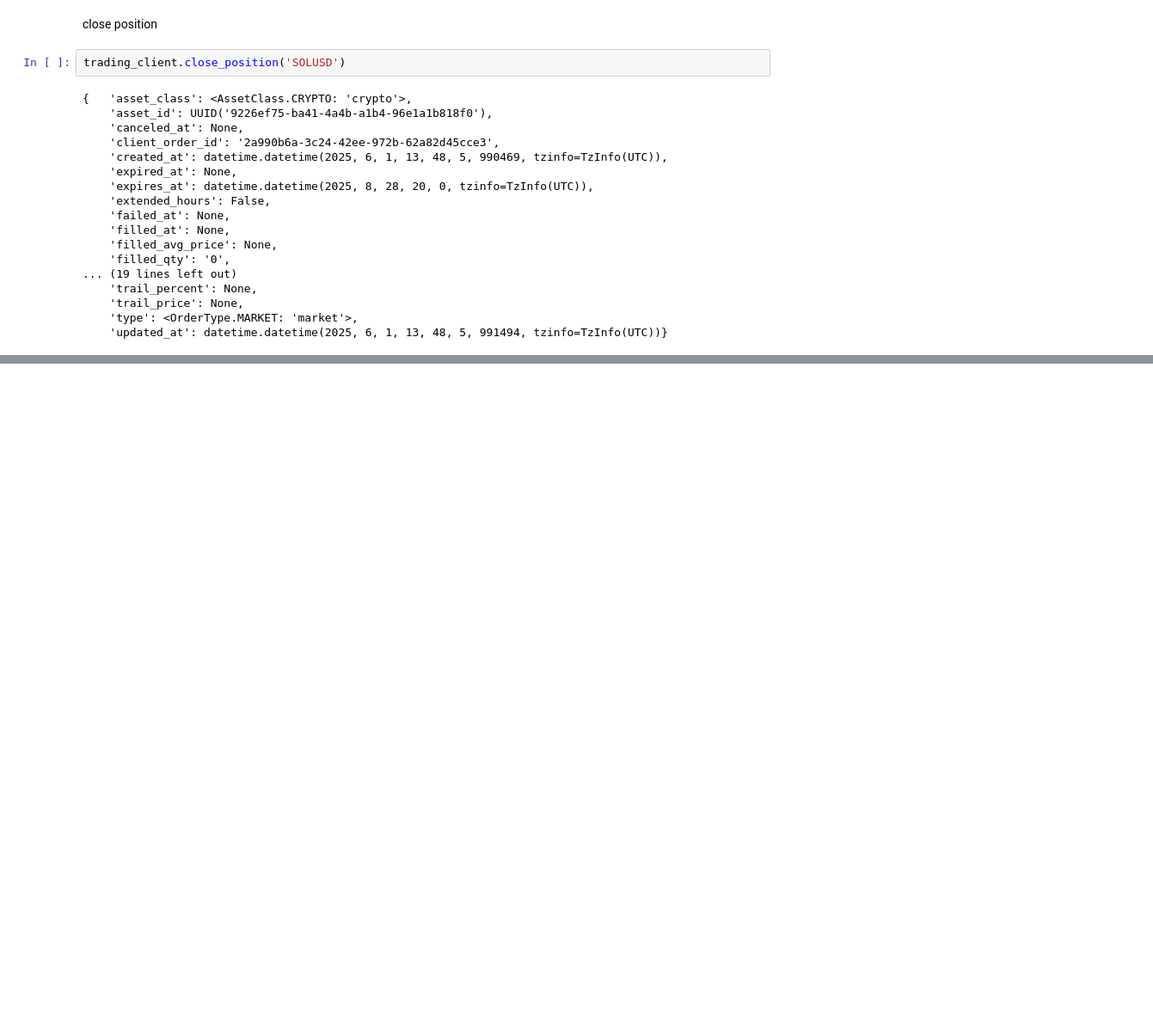
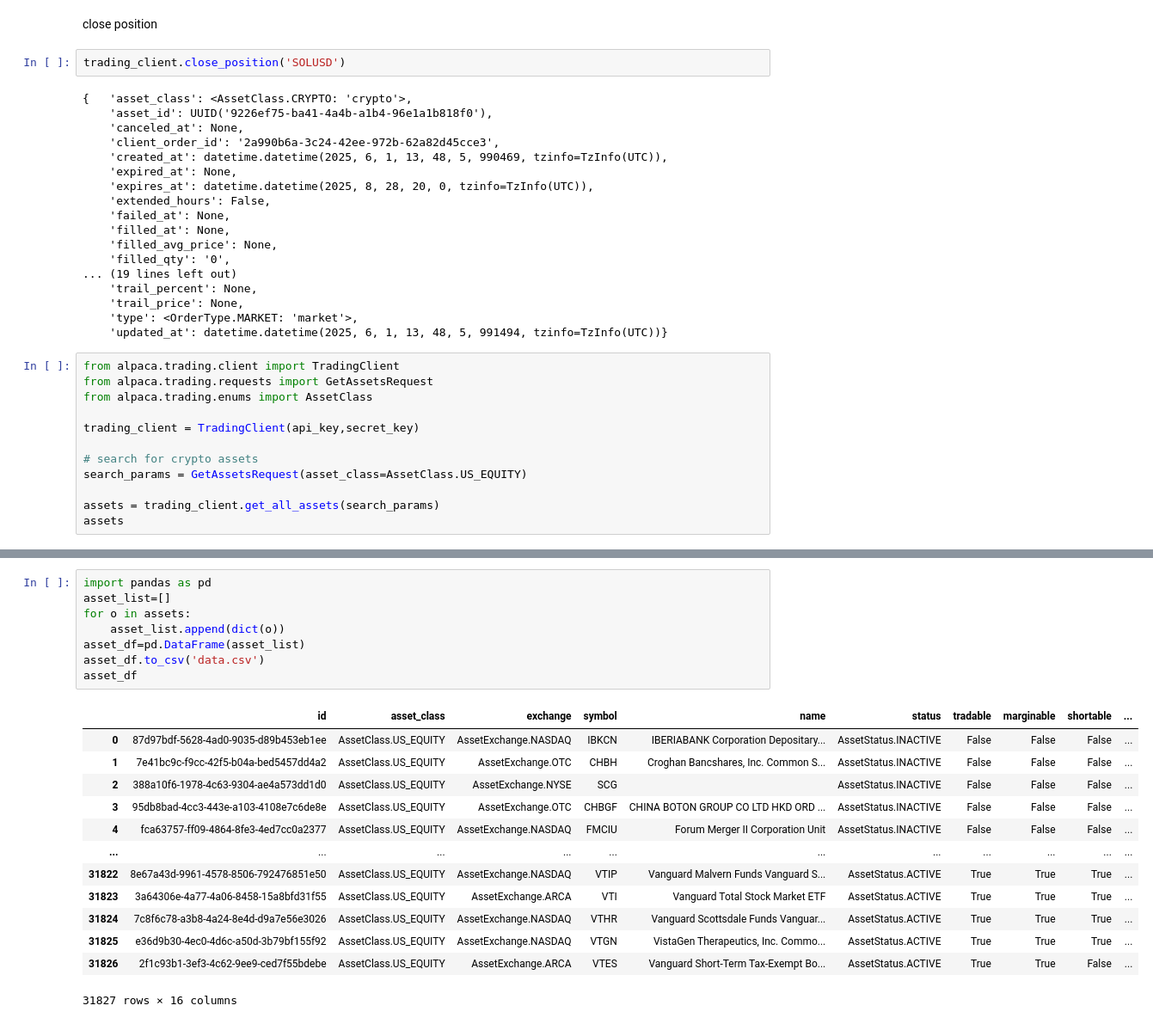
Before and after one commit to sunilsala88/batch-31, a Jupyter notebook: 14_broker api/account1.ipynb, the cells around one changed output, grey strips where cells are left out. Shown at 86% size. Drawn from its saved outputs; the diff is of its cells as text; blank space fills up the shorter version.

```diff
--- a/14_broker api/account1.ipynb
+++ b/14_broker api/account1.ipynb
@@ -76,3 +76,15 @@ trading_client.close_position('SOLUSD')
     'trail_price': None,
     'type': <OrderType.MARKET: 'market'>,
     'updated_at': datetime.datetime(2025, 6, 1, 13, 48, 5, 991494, tzinfo=TzInfo(UTC))}
+# %%
+from alpaca.trading.client import TradingClient
+from alpaca.trading.requests import GetAssetsRequest
+from alpaca.trading.enums import AssetClass
+
+trading_client = TradingClient(api_key,secret_key)
+
+# search for crypto assets
+search_params = GetAssetsRequest(asset_class=AssetClass.US_EQUITY)
+
+assets = trading_client.get_all_assets(search_params)
+assets
@@ -78,0 +109,22 @@ trading_client.close_position('SOLUSD')
+# %%
+import pandas as pd
+asset_list=[]
+for o in assets:
+    asset_list.append(dict(o))
+asset_df=pd.DataFrame(asset_list)
+asset_df.to_csv('data.csv')
+asset_df
+# %% [output]
+|  | id | asset_class | exchange | symbol | name | status | tradable | marginable | shortable | ... |
+| 0 | 87d97bdf-5628-4ad0-9035-d89b453eb1ee | AssetClass.US_EQUITY | AssetExchange.NASDAQ | IBKCN | IBERIABANK Corporation Depositary... | AssetStatus.INACTIVE | False | False | False | ... |
+| 1 | 7e41bc9c-f9cc-42f5-b04a-bed5457dd4a2 | AssetClass.US_EQUITY | AssetExchange.OTC | CHBH | Croghan Bancshares, Inc. Common S... | AssetStatus.INACTIVE | False | False | False | ... |
+| 2 | 388a10f6-1978-4c63-9304-ae4a573dd1d0 | AssetClass.US_EQUITY | AssetExchange.NYSE | SCG |  | AssetStatus.INACTIVE | False | False | False | ... |
+| 3 | 95db8bad-4cc3-443e-a103-4108e7c6de8e | AssetClass.US_EQUITY | AssetExchange.OTC | CHBGF | CHINA BOTON GROUP CO LTD HKD ORD ... | AssetStatus.INACTIVE | False | False | False | ... |
+| 4 | fca63757-ff09-4864-8fe3-4ed7cc0a2377 | AssetClass.US_EQUITY | AssetExchange.NASDAQ | FMCIU | Forum Merger II Corporation Unit | AssetStatus.INACTIVE | False | False | False | ... |
+| ... | ... | ... | ... | ... | ... | ... | ... | ... | ... | ... |
+| 31822 | 8e67a43d-9961-4578-8506-792476851e50 | AssetClass.US_EQUITY | AssetExchange.NASDAQ | VTIP | Vanguard Malvern Funds Vanguard S... | AssetStatus.ACTIVE | True | True | True | ... |
+| 31823 | 3a64306e-4a77-4a06-8458-15a8bfd31f55 | AssetClass.US_EQUITY | AssetExchange.ARCA | VTI | Vanguard Total Stock Market ETF | AssetStatus.ACTIVE | True | True | True | ... |
+| 31824 | 7c8f6c78-a3b8-4a24-8e4d-d9a7e56e3026 | AssetClass.US_EQUITY | AssetExchange.NASDAQ | VTHR | Vanguard Scottsdale Funds Vanguar... | AssetStatus.ACTIVE | True | True | True | ... |
+| 31825 | e36d9b30-4ec0-4d6c-a50d-3b79bf155f92 | AssetClass.US_EQUITY | AssetExchange.NASDAQ | VTGN | VistaGen Therapeutics, Inc. Commo... | AssetStatus.ACTIVE | True | True | True | ... |
+| 31826 | 2f1c93b1-3ef3-4c62-9ee9-ced7f55bdebe | AssetClass.US_EQUITY | AssetExchange.ARCA | VTES | Vanguard Short-Term Tax-Exempt Bo... | AssetStatus.ACTIVE | True | True | False | ... |
+31827 rows × 16 columns
```
Also changed, not shown: parts of 2 cells of this notebook.
